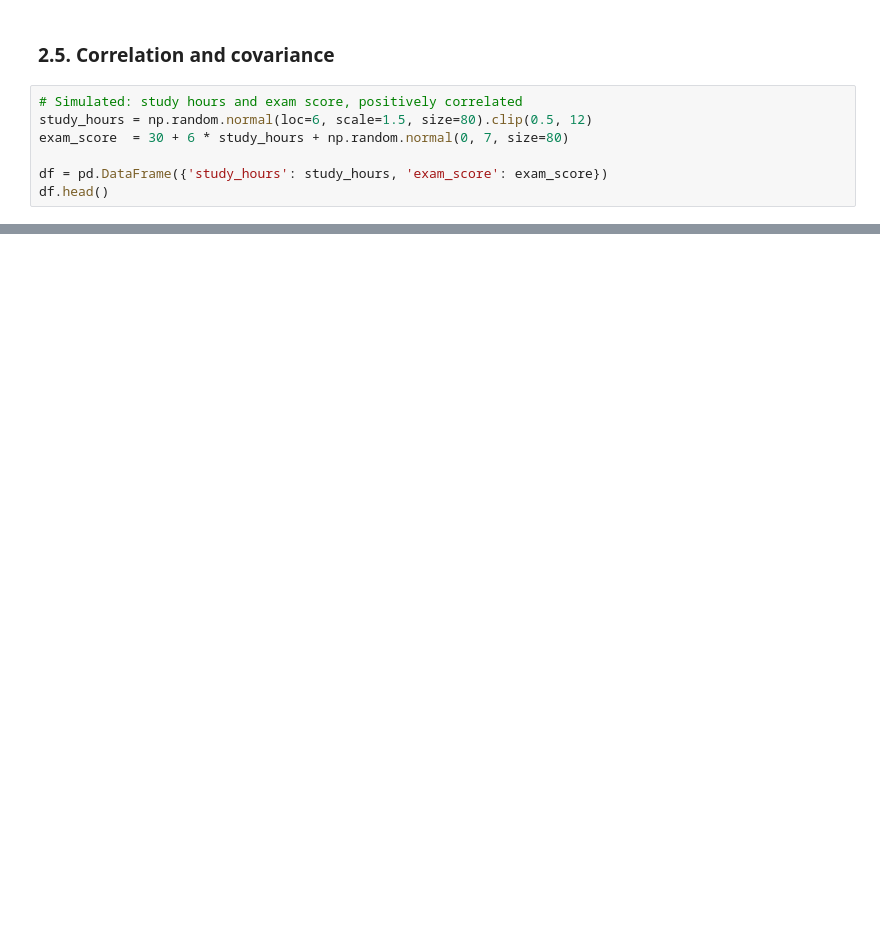
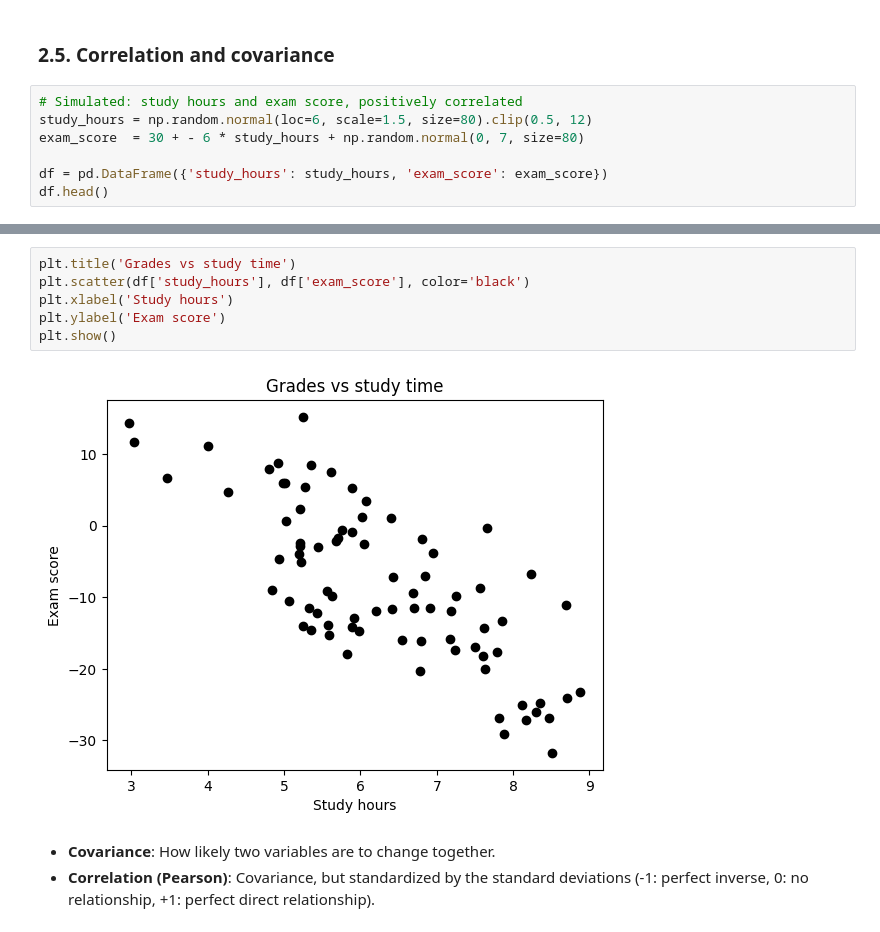
Before and after one commit to gperdrizet/fullstack-2605, a Jupyter notebook: unit-2/lesson-12/lesson-12-demo.ipynb, the cells around one changed output, grey strips where cells are left out. Drawn from its saved outputs; the diff is of its cells as text; blank space fills up the shorter version.

```diff
--- a/unit-2/lesson-12/lesson-12-demo.ipynb
+++ b/unit-2/lesson-12/lesson-12-demo.ipynb
@@ -398,7 +500,7 @@ df.head()
 # %%
 # Simulated: study hours and exam score, positively correlated
 study_hours = np.random.normal(loc=6, scale=1.5, size=80).clip(0.5, 12)
-exam_score  = 30 + 6 * study_hours + np.random.normal(0, 7, size=80)
+exam_score  = 30 + - 6 * study_hours + np.random.normal(0, 7, size=80)
 
 df = pd.DataFrame({'study_hours': study_hours, 'exam_score': exam_score})
 df.head()
@@ -404,0 +514,11 @@ df.head()
+# %%
+plt.title('Grades vs study time')
+plt.scatter(df['study_hours'], df['exam_score'], color='black')
+plt.xlabel('Study hours')
+plt.ylabel('Exam score')
+plt.show()
+# %% [output]
+[figure, added]
+# %% [markdown]
+- **Covariance**: How likely two variables are to change together.
+- **Correlation (Pearson)**: Covariance, but standardized by the standard deviations (-1: perfect inverse, 0: no relationship, +1: perfect direct relationship).
```
Also changed, not shown: parts of 32 cells of this notebook.
